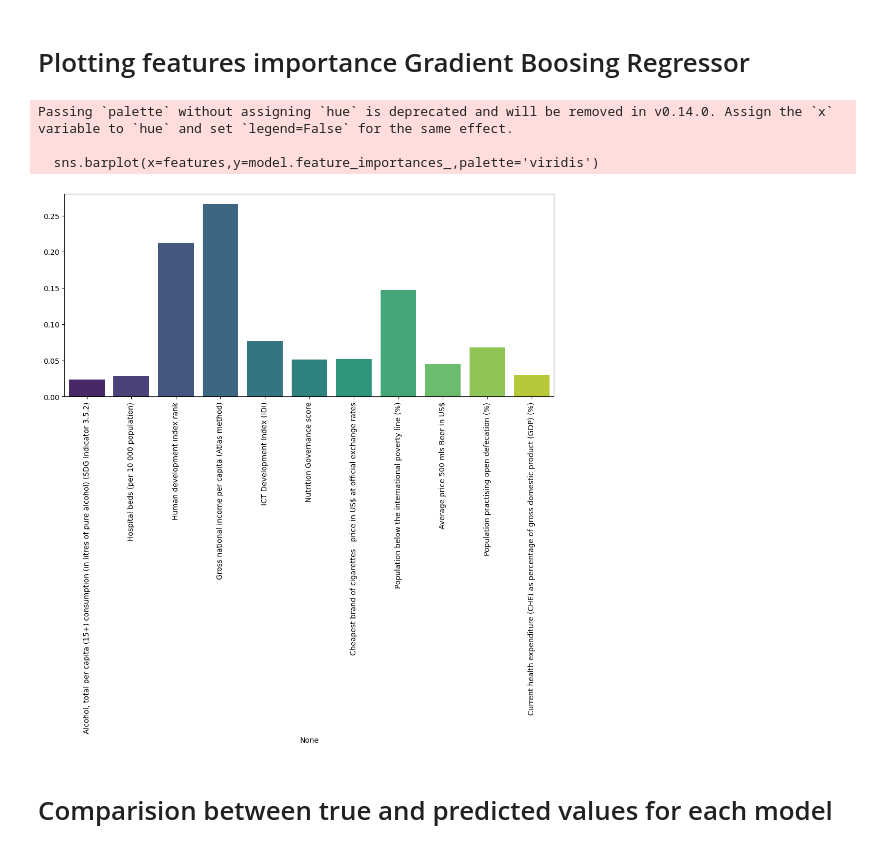
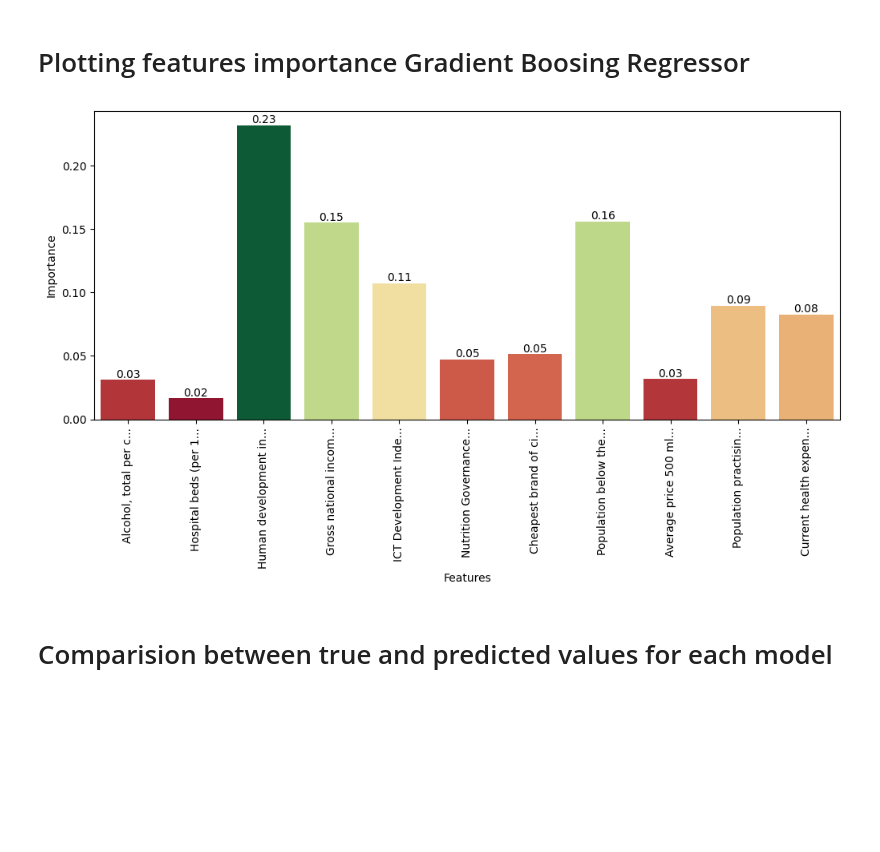
Before and after one commit to Wasloso/IST, a Jupyter notebook: sem4/MSiD_L/projekt/life_expectancy.ipynb, the cells around one changed output. Cells and saved outputs as stored; diff of their text form; code cells hidden in the pictures; blank space fills up the shorter version.

```diff
--- a/sem4/MSiD_L/projekt/life_expectancy.ipynb
+++ b/sem4/MSiD_L/projekt/life_expectancy.ipynb
@@ -62 +67,11 @@ memory usage: 21.4+ KB
+# %%
+def shorten_labels(labels, max_length=20) -> list[str]:
+    new_labels = []
+    for label in labels:
+        label = label.get_text()
+        if len(label) > max_length:
+            new_labels.append(label[:max_length] + "...")
+        else:
+            new_labels.append(label)
+    return new_labels
 # %%
@@ -319,10 +323,10 @@ print(forest_params)
 # %%
-def best_gradient_boosting_fit(x_train,y_train,x_test,y_test):
+def best_gradient_boosting_fit(x_train,y_train,x_test,y_test) -> tuple[GradientBoostingRegressor,dict]:
     '''Tests different parameters for Gradient Boosting Regressor and returns the best model, its parameters'''
     best_params = {}
     best_score = 0
     best_model = None
-    for n_estimators, min_samples_split, min_samples_leaf,max_features,learning_rate in product([125,150,200,300],[2,5,10],[1,3,5],[0.2,'sqrt','log2',1],[0.05,0.1,0.2]):
+    for n_estimators, min_samples_split, min_samples_leaf,max_features,learning_rate in product([125,150,200,300],[2,5,10],[1,3,5],[0.2,'sqrt','log2',1],[0.05,0.075,0.1,0.15]):
         model = GradientBoostingRegressor(n_estimators=n_estimators,min_samples_split=min_samples_split,min_samples_leaf=min_samples_leaf,max_features=max_features,learning_rate=learning_rate,random_state=42)
         model.fit(x_train,y_train)
         y_pred = model.predict(x_test)
@@ -380,17 +387,22 @@ plot_compare()
 # %% [markdown]
 # Plotting features importance Gradient Boosing Regressor
 # %%
-def plot_feature_importance(model,features):
+def plot_feature_importance(model,features) -> None:
     '''Plots feature importance for a given model'''
     plt.figure(figsize=(12,5))
-    sns.barplot(x=features,y=model.feature_importances_,palette='viridis')
-    plt.xticks(rotation=90)
+    axis = plt.gca()
+    sns.barplot(x=features,y=model.feature_importances_,palette='RdYlGn',hue=model.feature_importances_,ax=axis)
+    axis.set_xticklabels(shorten_labels(axis.get_xticklabels(),20))
+    axis.xaxis.set_tick_params(rotation=90)
+    plt.ylabel('Importance')
+    plt.xlabel('Features')
+    for bar in axis.containers:
+        axis.bar_label(bar,fmt='%.2f',label_type='edge')
+    plt.legend().remove()
     plt.show()
+
 plot_feature_importance(gradient_model,df.columns[1:])
 # %% [output]
-Passing `palette` without assigning `hue` is deprecated and will be removed in v0.14.0. Assign the `x` variable to `hue` and set `legend=False` for the same effect.
-
-  sns.barplot(x=features,y=model.feature_importances_,palette='viridis')
-[figure, old version]
+[figure, new version]
 # %% [markdown]
 # Comparision between true and predicted values for each model
```
Also changed, not shown: parts of 24 cells of this notebook, 1 other file.
